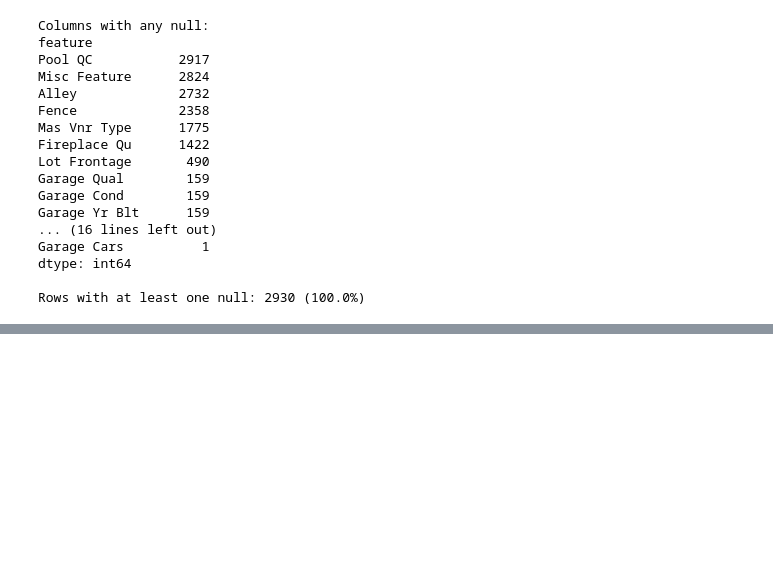
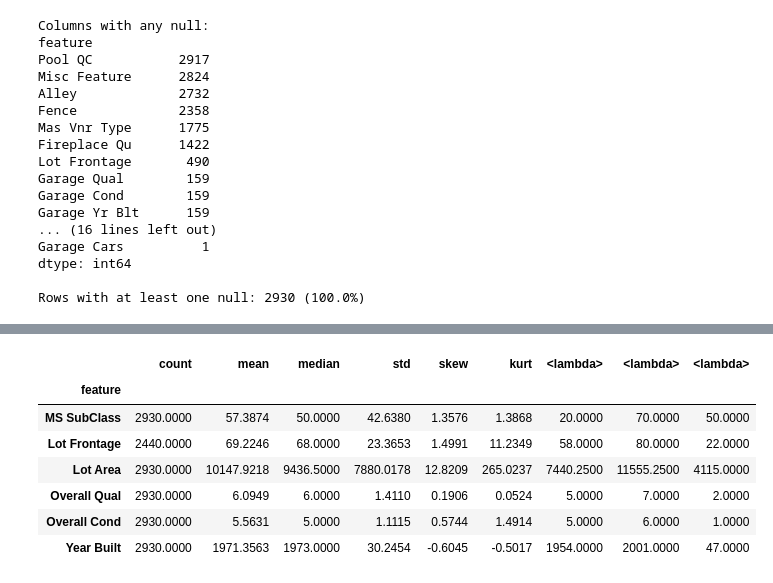
Before and after one commit to ViShEsHK2412/macro-pricer, a Jupyter notebook: notebooks/first.ipynb, the cells around one changed output, grey strips where cells are left out. Saved outputs shown, nothing was run; the diff lists cells and outputs as text; code cells hidden in the pictures; blank space fills up the shorter version.

```diff
--- a/notebooks/first.ipynb
+++ b/notebooks/first.ipynb
@@ -524,0 +571,22 @@ null_bar(df)
+# %%
+# On the full DataFrame — custom agg dict
+stats_dict = df[NUM_COLS[:6]].agg(
+    ['count','mean','median','std','skew','kurt',
+     lambda x: x.quantile(0.25),
+     lambda x: x.quantile(0.75),
+     lambda x: x.quantile(0.75) - x.quantile(0.25)]   # IQR
+).rename(index={
+    '<lambda_0>':'q25',
+    '<lambda_1>':'q75',
+    '<lambda_2>':'iqr'
+})
+display(stats_dict.T)
+# %% [output]
+|  | count | mean | median | std | skew | kurt | <lambda> | <lambda> | <lambda> |
+| feature |  |  |  |  |  |  |  |  |  |
+| MS SubClass | 2930.0000 | 57.3874 | 50.0000 | 42.6380 | 1.3576 | 1.3868 | 20.0000 | 70.0000 | 50.0000 |
+| Lot Frontage | 2440.0000 | 69.2246 | 68.0000 | 23.3653 | 1.4991 | 11.2349 | 58.0000 | 80.0000 | 22.0000 |
+| Lot Area | 2930.0000 | 10147.9218 | 9436.5000 | 7880.0178 | 12.8209 | 265.0237 | 7440.2500 | 11555.2500 | 4115.0000 |
+| Overall Qual | 2930.0000 | 6.0949 | 6.0000 | 1.4110 | 0.1906 | 0.0524 | 5.0000 | 7.0000 | 2.0000 |
+| Overall Cond | 2930.0000 | 5.5631 | 5.0000 | 1.1115 | 0.5744 | 1.4914 | 5.0000 | 6.0000 | 1.0000 |
+| Year Built | 2930.0000 | 1971.3563 | 1973.0000 | 30.2454 | -0.6045 | -0.5017 | 1954.0000 | 2001.0000 | 47.0000 |
```
Also changed, not shown: parts of 4 cells of this notebook.
